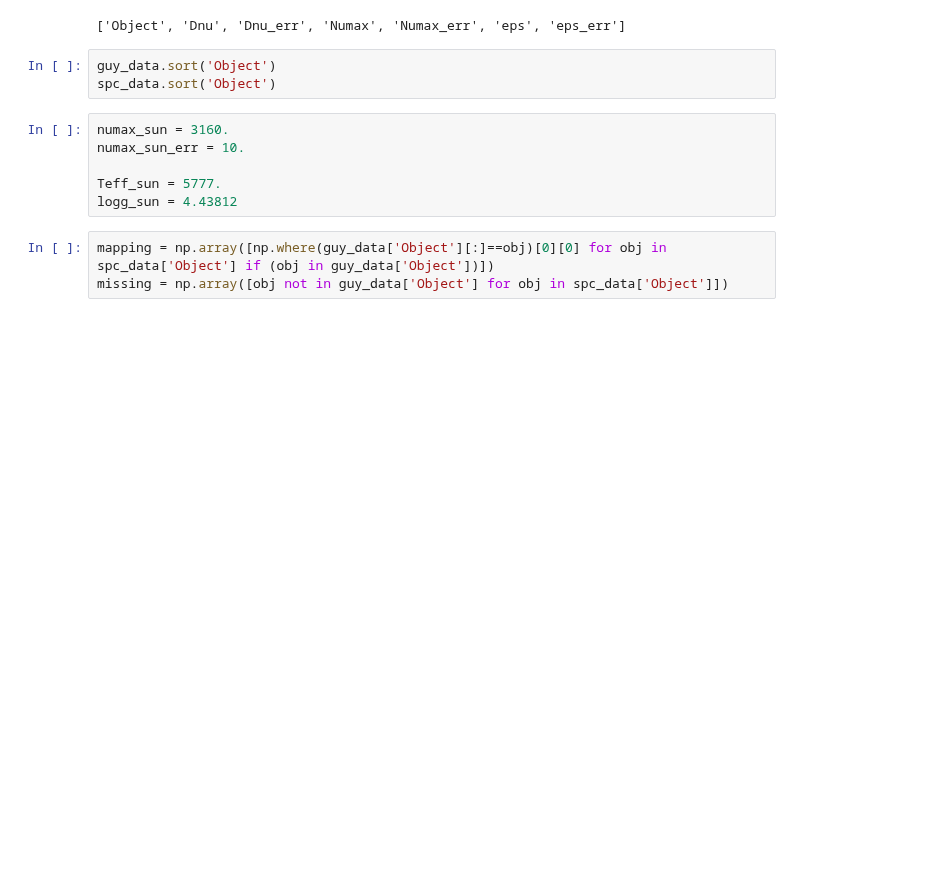
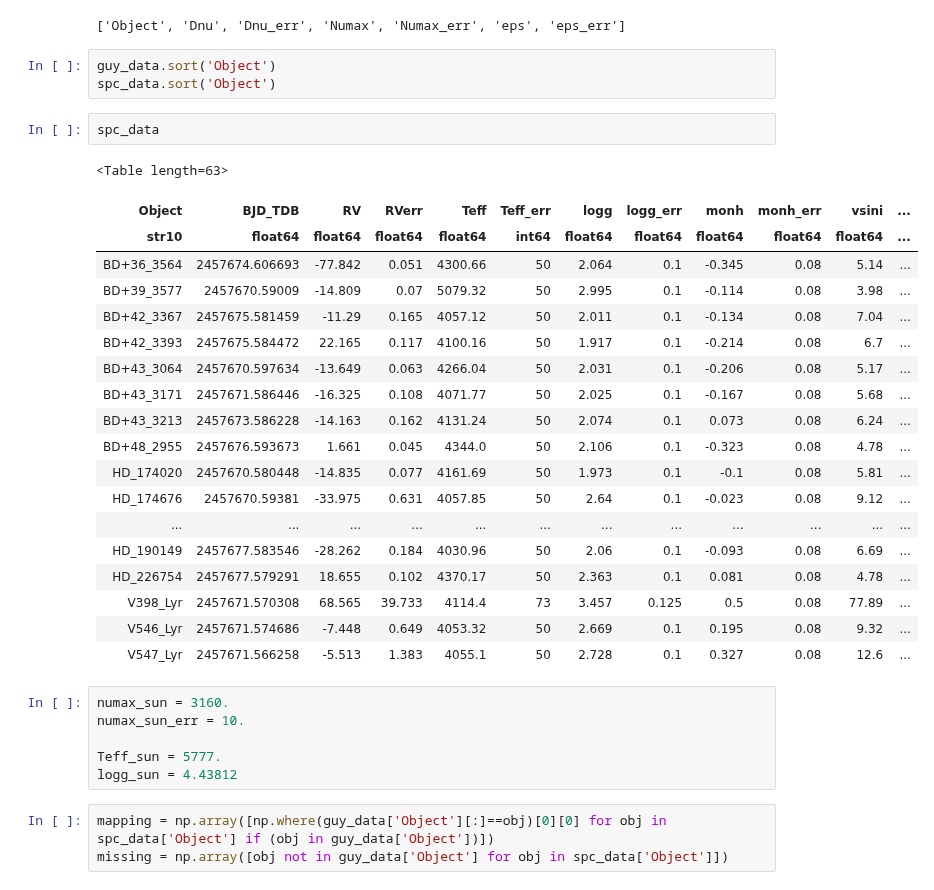
Before and after one commit to benjaminpope/smearcampaign, a Jupyter notebook: notebooks/asteroseismic_logg.ipynb, the cells around one changed output. Cells and saved outputs as stored; diff of their text form; blank space fills up the shorter version.

```diff
--- a/notebooks/asteroseismic_logg.ipynb
+++ b/notebooks/asteroseismic_logg.ipynb
@@ -35,6 +35,28 @@ print guy_data.keys()
 # %%
 guy_data.sort('Object')
 spc_data.sort('Object')
+# %%
+spc_data
+# %% [output]
+<Table length=63>
+| Object | BJD_TDB | RV | RVerr | Teff | Teff_err | logg | logg_err | monh | monh_err | vsini | ... |
+| str10 | float64 | float64 | float64 | float64 | int64 | float64 | float64 | float64 | float64 | float64 | ... |
+| BD+36_3564 | 2457674.606693 | -77.842 | 0.051 | 4300.66 | 50 | 2.064 | 0.1 | -0.345 | 0.08 | 5.14 | ... |
+| BD+39_3577 | 2457670.59009 | -14.809 | 0.07 | 5079.32 | 50 | 2.995 | 0.1 | -0.114 | 0.08 | 3.98 | ... |
+| BD+42_3367 | 2457675.581459 | -11.29 | 0.165 | 4057.12 | 50 | 2.011 | 0.1 | -0.134 | 0.08 | 7.04 | ... |
+| BD+42_3393 | 2457675.584472 | 22.165 | 0.117 | 4100.16 | 50 | 1.917 | 0.1 | -0.214 | 0.08 | 6.7 | ... |
+| BD+43_3064 | 2457670.597634 | -13.649 | 0.063 | 4266.04 | 50 | 2.031 | 0.1 | -0.206 | 0.08 | 5.17 | ... |
+| BD+43_3171 | 2457671.586446 | -16.325 | 0.108 | 4071.77 | 50 | 2.025 | 0.1 | -0.167 | 0.08 | 5.68 | ... |
+| BD+43_3213 | 2457673.586228 | -14.163 | 0.162 | 4131.24 | 50 | 2.074 | 0.1 | 0.073 | 0.08 | 6.24 | ... |
+| BD+48_2955 | 2457676.593673 | 1.661 | 0.045 | 4344.0 | 50 | 2.106 | 0.1 | -0.323 | 0.08 | 4.78 | ... |
+| HD_174020 | 2457670.580448 | -14.835 | 0.077 | 4161.69 | 50 | 1.973 | 0.1 | -0.1 | 0.08 | 5.81 | ... |
+| HD_174676 | 2457670.59381 | -33.975 | 0.631 | 4057.85 | 50 | 2.64 | 0.1 | -0.023 | 0.08 | 9.12 | ... |
+| ... | ... | ... | ... | ... | ... | ... | ... | ... | ... | ... | ... |
+| HD_190149 | 2457677.583546 | -28.262 | 0.184 | 4030.96 | 50 | 2.06 | 0.1 | -0.093 | 0.08 | 6.69 | ... |
+| HD_226754 | 2457677.579291 | 18.655 | 0.102 | 4370.17 | 50 | 2.363 | 0.1 | 0.081 | 0.08 | 4.78 | ... |
+| V398_Lyr | 2457671.570308 | 68.565 | 39.733 | 4114.4 | 73 | 3.457 | 0.125 | 0.5 | 0.08 | 77.89 | ... |
+| V546_Lyr | 2457671.574686 | -7.448 | 0.649 | 4053.32 | 50 | 2.669 | 0.1 | 0.195 | 0.08 | 9.32 | ... |
+| V547_Lyr | 2457671.566258 | -5.513 | 1.383 | 4055.1 | 50 | 2.728 | 0.1 | 0.327 | 0.08 | 12.6 | ... |
 # %%
 numax_sun = 3160.
 numax_sun_err = 10.
```
Also changed, not shown: 2 other files.
